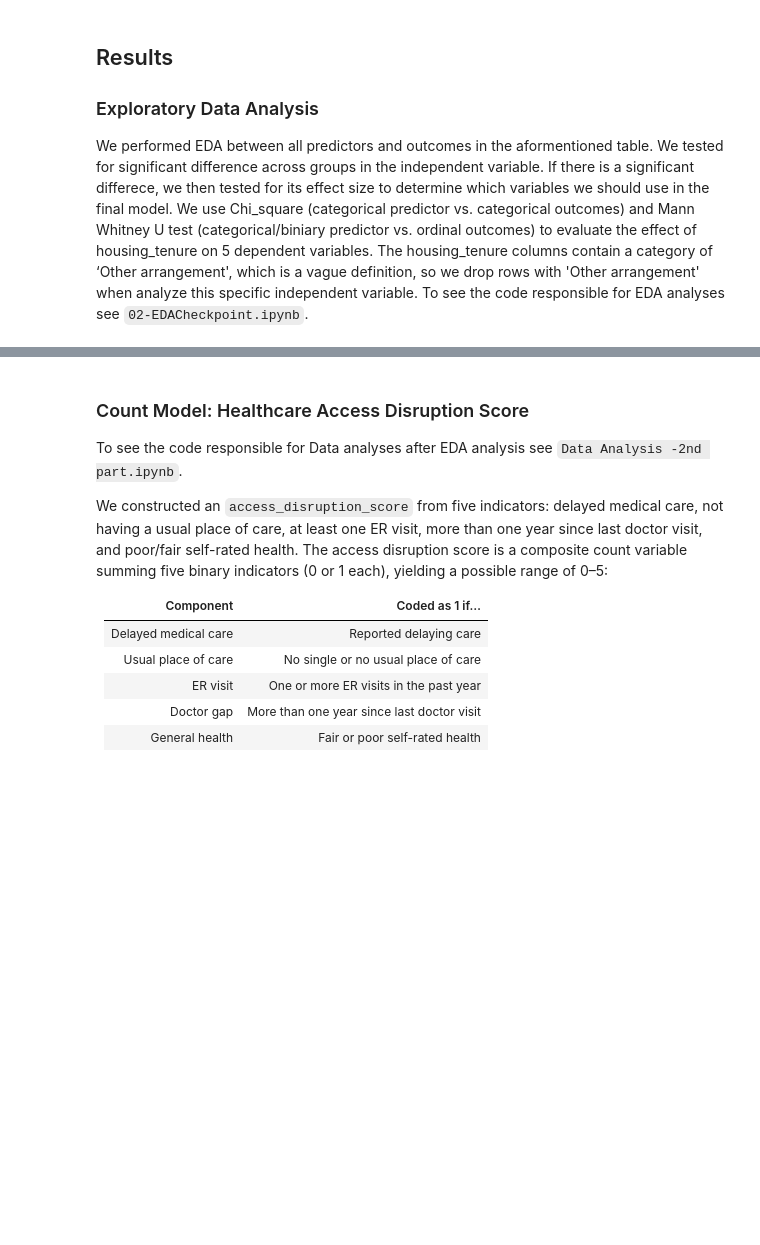
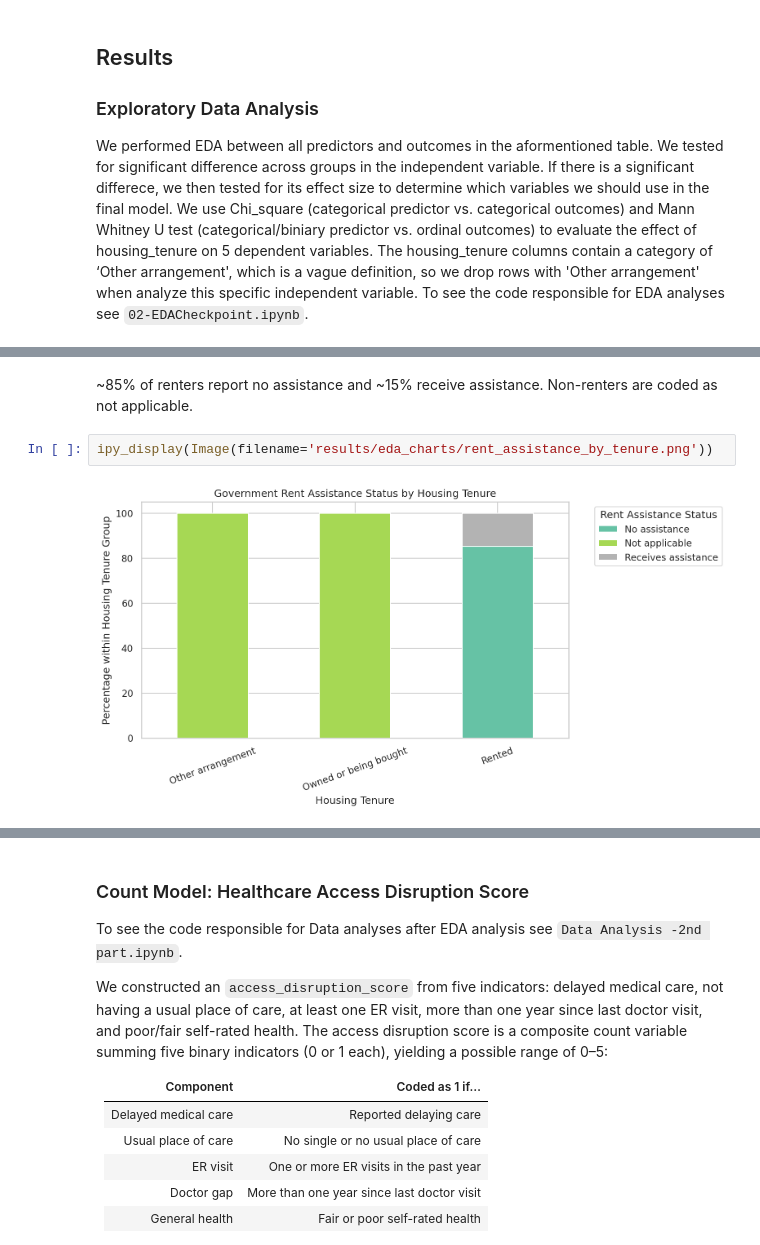
Before and after one commit to COGS108/Group-SP26-079, a Jupyter notebook: 03-FinalProject.ipynb, the cells around one changed output, grey strips where cells are left out. Cells and saved outputs as stored; diff of their text form; blank space fills up the shorter version.

```diff
--- a/03-FinalProject.ipynb
+++ b/03-FinalProject.ipynb
@@ -213,0 +248,6 @@ ipy_display(Image(filename='results/eda_charts/tenure_general_health.png'))
+# %% [markdown]
+~85% of renters report no assistance and ~15% receive assistance. Non-renters are coded as not applicable.
+# %%
+ipy_display(Image(filename='results/eda_charts/rent_assistance_by_tenure.png'))
+# %% [output]
+[figure, added]
```
Also changed, not shown: parts of 44 cells of this notebook.
